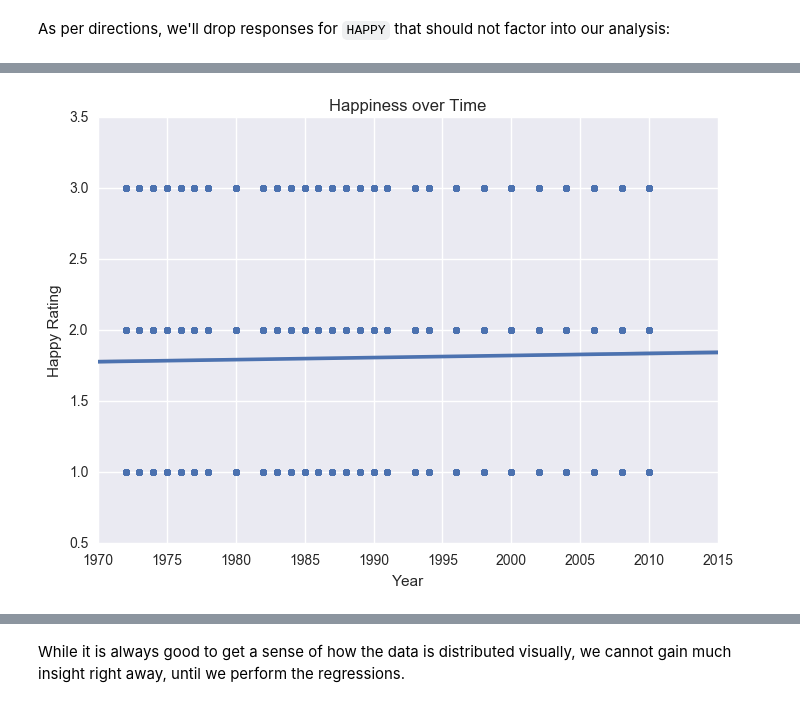
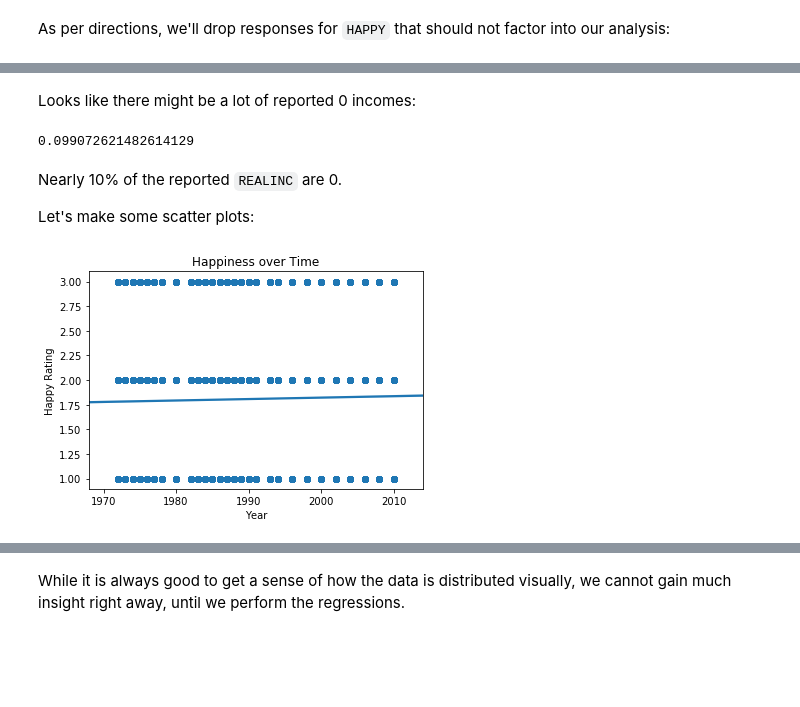
Before and after one commit to ds-modules/ENVECON-100, a Jupyter notebook: regression/Regression-Exercise.ipynb, the cells around one changed output, grey strips where cells are left out. Saved outputs shown, nothing was run; the diff lists cells and outputs as text; code cells hidden in the pictures; blank space fills up the shorter version.

```diff
--- a/regression/Regression-Exercise.ipynb
+++ b/regression/Regression-Exercise.ipynb
@@ -59,13 +102,19 @@ Before we perform our regressions, let's first examine the data on a scatter plo
+# %% [markdown]
+Looks like there might be a lot of reported 0 incomes:
+# %%
+happy_data["REALINC"].value_counts()[0] / len(happy_data["REALINC"])
+# %% [output]
+0.099072621482614129
+# %% [markdown]
+Nearly 10% of the reported `REALINC` are 0.
+
+Let's make some scatter plots:
 # %%
-years = happy_data["YEAR"]
-happiness = happy_data["HAPPY"]
-
-sns.regplot(years, happiness)
+sns.regplot(happy_data["YEAR"], happy_data["HAPPY"])
 plt.title("Happiness over Time")
 plt.xlabel("Year")
 plt.ylabel("Happy Rating")
-plt.xlim(1970, 2015)
 plt.show()
 # %% [output]
-[figure, old version]
+[figure, new version]
 # %%
```
Also changed, not shown: parts of 33 cells of this notebook.
